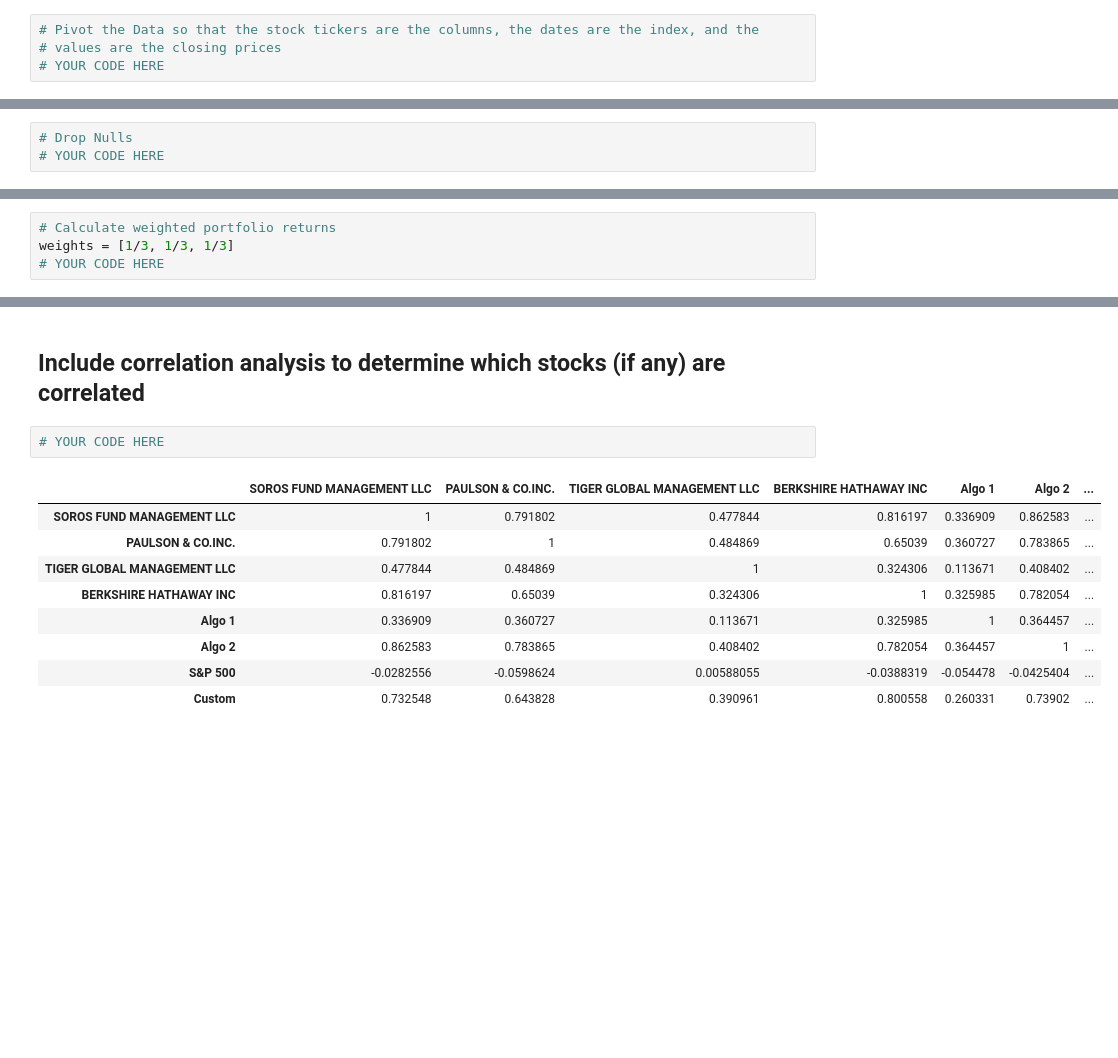
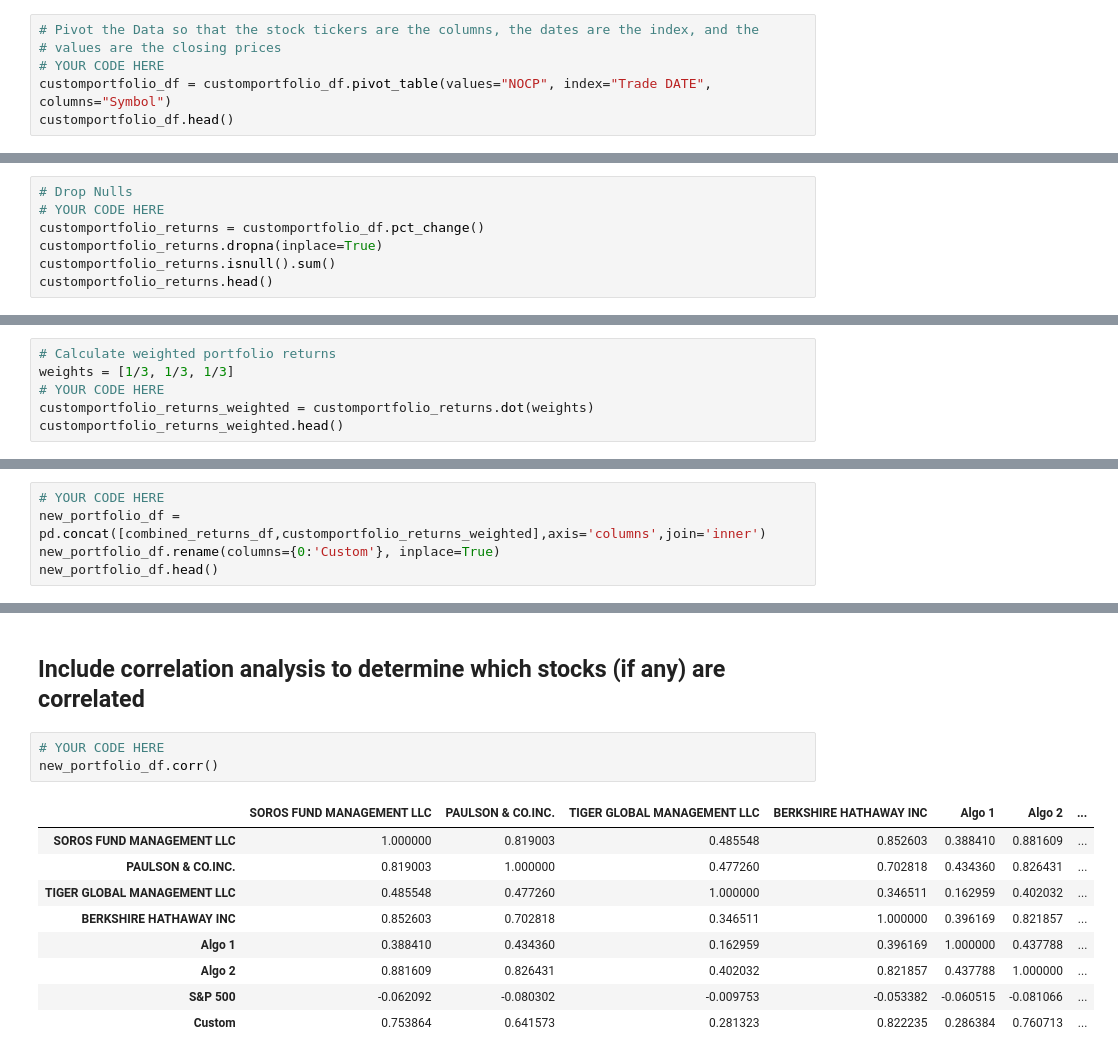
Before and after one commit to jcsoliman/Portfolio-Analysis, a Jupyter notebook: whale_analysis.ipynb, the cells around one changed output, grey strips where cells are left out. Drawn from its saved outputs; the diff is of its cells as text; blank space fills up the shorter version.

```diff
--- a/whale_analysis.ipynb
+++ b/whale_analysis.ipynb
@@ -423,4 +436,6 @@ In this section, you will build your own portfolio of stocks, calculate the retu
 # Pivot the Data so that the stock tickers are the columns, the dates are the index, and the
 # values are the closing prices
 # YOUR CODE HERE
+customportfolio_df = customportfolio_df.pivot_table(values="NOCP", index="Trade DATE", columns="Symbol")
+customportfolio_df.head()
 # %% [output]
@@ -434,4 +449,8 @@ In this section, you will build your own portfolio of stocks, calculate the retu
 # %%
 # Drop Nulls
 # YOUR CODE HERE
+customportfolio_returns = customportfolio_df.pct_change()
+customportfolio_returns.dropna(inplace=True)
+customportfolio_returns.isnull().sum()
+customportfolio_returns.head()
 # %% [output]
@@ -448,5 +467,7 @@ In this section, you will build your own portfolio of stocks, calculate the retu
 # Calculate weighted portfolio returns
 weights = [1/3, 1/3, 1/3]
 # YOUR CODE HERE
+customportfolio_returns_weighted = customportfolio_returns.dot(weights)
+customportfolio_returns_weighted.head()
 # %% [output]
 Trade DATE
@@ -470,0 +482,5 @@ dtype: float64
+# %%
+# YOUR CODE HERE
+new_portfolio_df = pd.concat([combined_returns_df,customportfolio_returns_weighted],axis='columns',join='inner')
+new_portfolio_df.rename(columns={0:'Custom'}, inplace=True)
+new_portfolio_df.head()
@@ -521,13 +554,14 @@ dtype: float64
 ## Include correlation analysis to determine which stocks (if any) are correlated
 # %%
 # YOUR CODE HERE
+new_portfolio_df.corr()
 # %% [output]
 |  | SOROS FUND MANAGEMENT LLC | PAULSON & CO.INC. | TIGER GLOBAL MANAGEMENT LLC | BERKSHIRE HATHAWAY INC | Algo 1 | Algo 2 | ... |
-| SOROS FUND MANAGEMENT LLC | 1 | 0.791802 | 0.477844 | 0.816197 | 0.336909 | 0.862583 | ... |
-| PAULSON & CO.INC. | 0.791802 | 1 | 0.484869 | 0.65039 | 0.360727 | 0.783865 | ... |
-| TIGER GLOBAL MANAGEMENT LLC | 0.477844 | 0.484869 | 1 | 0.324306 | 0.113671 | 0.408402 | ... |
-| BERKSHIRE HATHAWAY INC | 0.816197 | 0.65039 | 0.324306 | 1 | 0.325985 | 0.782054 | ... |
-| Algo 1 | 0.336909 | 0.360727 | 0.113671 | 0.325985 | 1 | 0.364457 | ... |
-| Algo 2 | 0.862583 | 0.783865 | 0.408402 | 0.782054 | 0.364457 | 1 | ... |
-| S&P 500 | -0.0282556 | -0.0598624 | 0.00588055 | -0.0388319 | -0.054478 | -0.0425404 | ... |
-| Custom | 0.732548 | 0.643828 | 0.390961 | 0.800558 | 0.260331 | 0.73902 | ... |
+| SOROS FUND MANAGEMENT LLC | 1.000000 | 0.819003 | 0.485548 | 0.852603 | 0.388410 | 0.881609 | ... |
+| PAULSON & CO.INC. | 0.819003 | 1.000000 | 0.477260 | 0.702818 | 0.434360 | 0.826431 | ... |
+| TIGER GLOBAL MANAGEMENT LLC | 0.485548 | 0.477260 | 1.000000 | 0.346511 | 0.162959 | 0.402032 | ... |
+| BERKSHIRE HATHAWAY INC | 0.852603 | 0.702818 | 0.346511 | 1.000000 | 0.396169 | 0.821857 | ... |
+| Algo 1 | 0.388410 | 0.434360 | 0.162959 | 0.396169 | 1.000000 | 0.437788 | ... |
+| Algo 2 | 0.881609 | 0.826431 | 0.402032 | 0.821857 | 0.437788 | 1.000000 | ... |
+| S&P 500 | -0.062092 | -0.080302 | -0.009753 | -0.053382 | -0.060515 | -0.081066 | ... |
+| Custom | 0.753864 | 0.641573 | 0.281323 | 0.822235 | 0.286384 | 0.760713 | ... |
```
Also changed, not shown: parts of 30 cells of this notebook, 10 other files.
